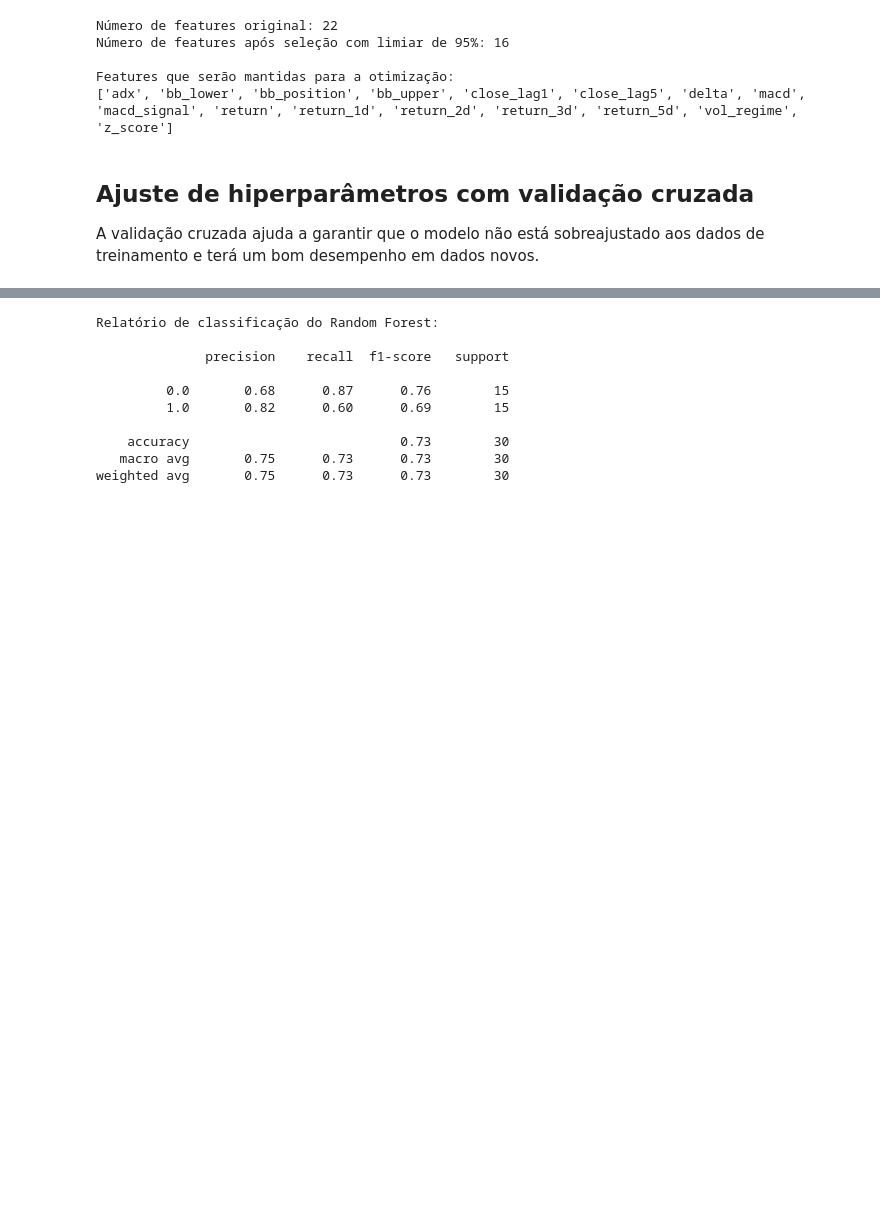
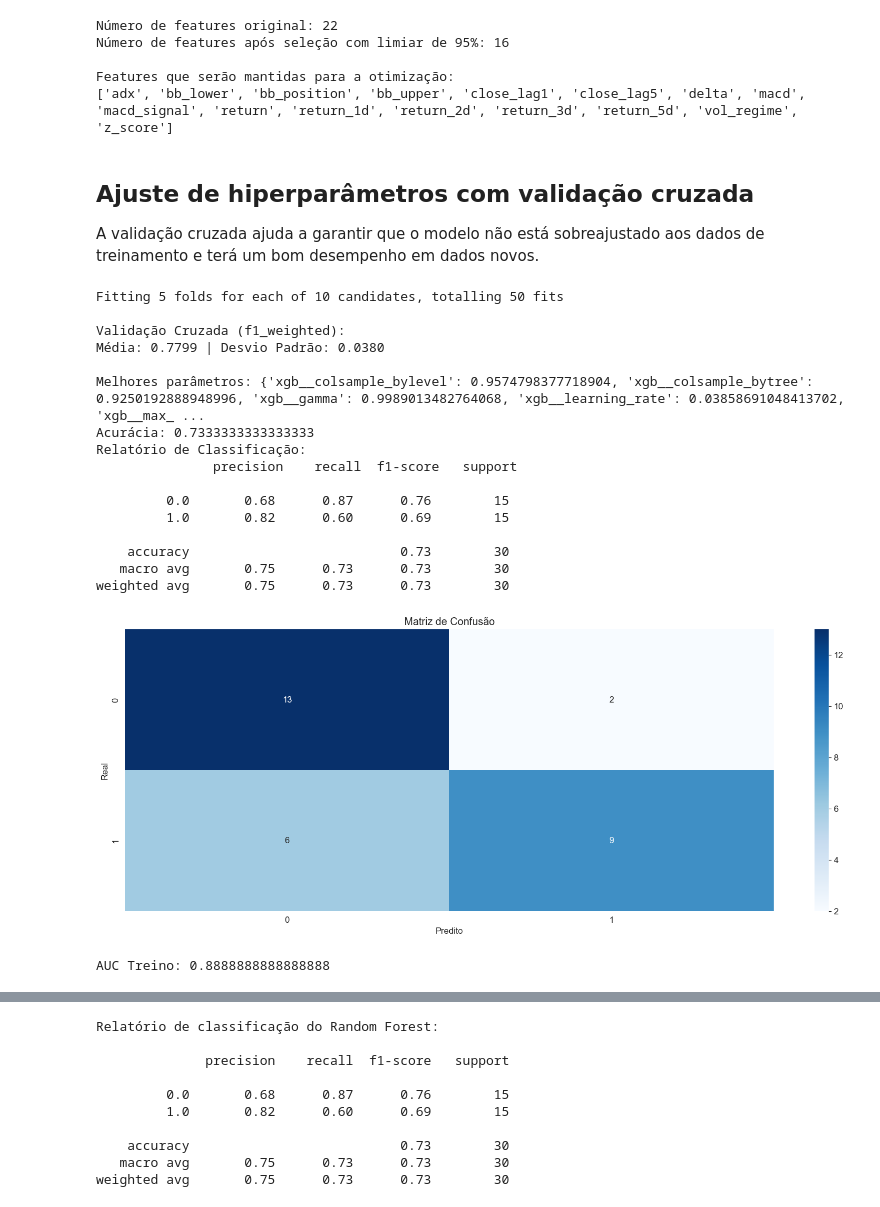
Before and after one commit to JacksonvBarbosa/Analise_Indice_Ibovespa, a Jupyter notebook: notebooks/03.1-classification-modeling-and-evaluation-notebook copy.ipynb, the cells around one changed output, grey strips where cells are left out. Drawn from its saved outputs; the diff is of its cells as text; code cells hidden in the pictures; blank space fills up the shorter version.

```diff
--- a/notebooks/03.1-classification-modeling-and-evaluation-notebook copy.ipynb
+++ b/notebooks/03.1-classification-modeling-and-evaluation-notebook copy.ipynb
@@ -252,0 +313,46 @@ A validação cruzada ajuda a garantir que o modelo não está sobreajustado aos
+# %%
+# EXECUTANDO FUNÇÕES
+
+# XGBoost
+#pipeline_xgb = construir_pipeline('xgb', XGBClassifier(use_label_encoder=False, eval_metric='logloss'))
+pipeline_xgb = construir_pipeline('xgb', xgb.XGBClassifier(eval_metric='logloss'))
+# parametros para o XGBOOST
+param_grid_xgb = {
+    'xgb__n_estimators': randint(100, 150),             # Menos árvores
+    'xgb__max_depth': randint(2, 5),                    # Árvores mais rasas
+    'xgb__learning_rate': uniform(0.03, 0.09),          # Learning rate menor
+    'xgb__subsample': uniform(0.5, 0.5),                # Entre 0.5 e 0.9
+    'xgb__colsample_bytree': uniform(0.5, 0.5),         # Entre 0.5 e 0.9
+    'xgb__colsample_bylevel': uniform(0.5, 0.5),        # Entre 0.5 e 0.9
+    'xgb__reg_alpha': uniform(0.1, 0.9),                # Regularização L1 maior
+    'xgb__reg_lambda': uniform(0.5, 0.9),               # Regularização L2 maior
+    'xgb__min_child_weight': randint(3, 5),             # Peso mínimo maior
+    'xgb__gamma': uniform(0.1, 2),                      # Poda mais agressiva
+}
+
+#grid_xgb = GridSearchCV(pipe_xgb, param_grid_xgb, cv=tscv)
+modelo_xgb = executar_random_search(pipeline_xgb, param_grid_xgb, X_train, y_train, tscv)
+avaliar_cross_validation(modelo_xgb, X_train, y_train, cv=tscv)
+avaliar_modelo(modelo_xgb, X_test, y_test)
+y_test_proba = modelo_xgb.predict_proba(X_test)[:,1]
+auc_test = roc_auc_score(y_test, y_test_proba)
+print(f'AUC Treino: {auc_test}')
+# %% [output]
+Fitting 5 folds for each of 10 candidates, totalling 50 fits
+
+Validação Cruzada (f1_weighted):
+Média: 0.7799 | Desvio Padrão: 0.0380
+
+Melhores parâmetros: {'xgb__colsample_bylevel': 0.9574798377718904, 'xgb__colsample_bytree': 0.9250192888948996, 'xgb__gamma': 0.9989013482764068, 'xgb__learning_rate': 0.03858691048413702, 'xgb__max_ ...
+Acurácia: 0.7333333333333333
+Relatório de Classificação:
+               precision    recall  f1-score   support
+
+         0.0       0.68      0.87      0.76        15
+         1.0       0.82      0.60      0.69        15
+
+    accuracy                           0.73        30
+   macro avg       0.75      0.73      0.73        30
+weighted avg       0.75      0.73      0.73        30
+[figure, added]
+AUC Treino: 0.8888888888888888
```
Also changed, not shown: parts of 16 cells of this notebook, 8 other files.
